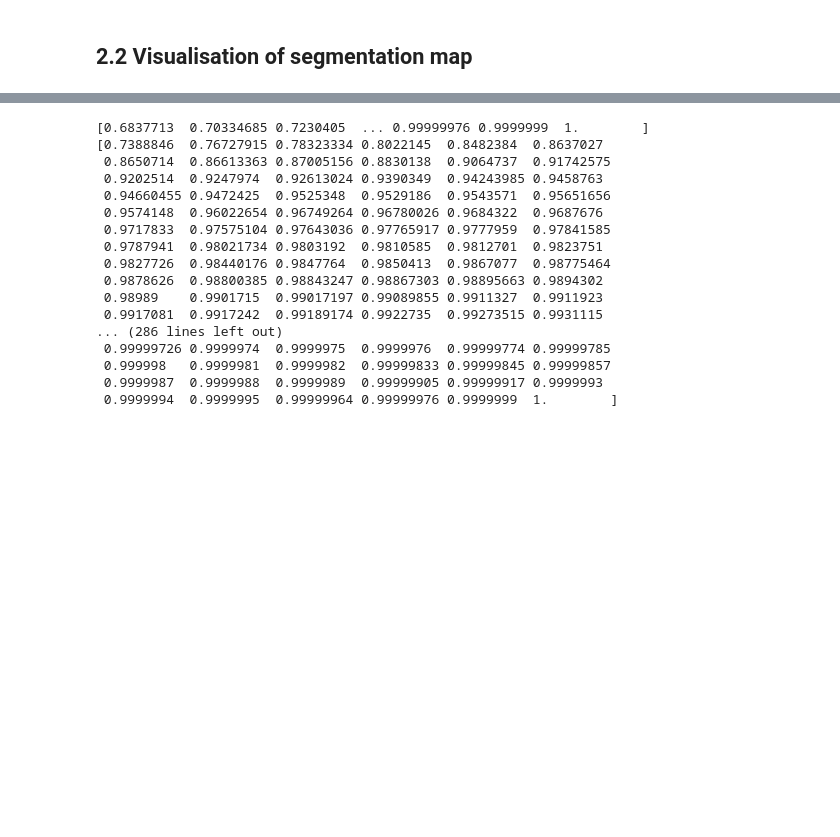
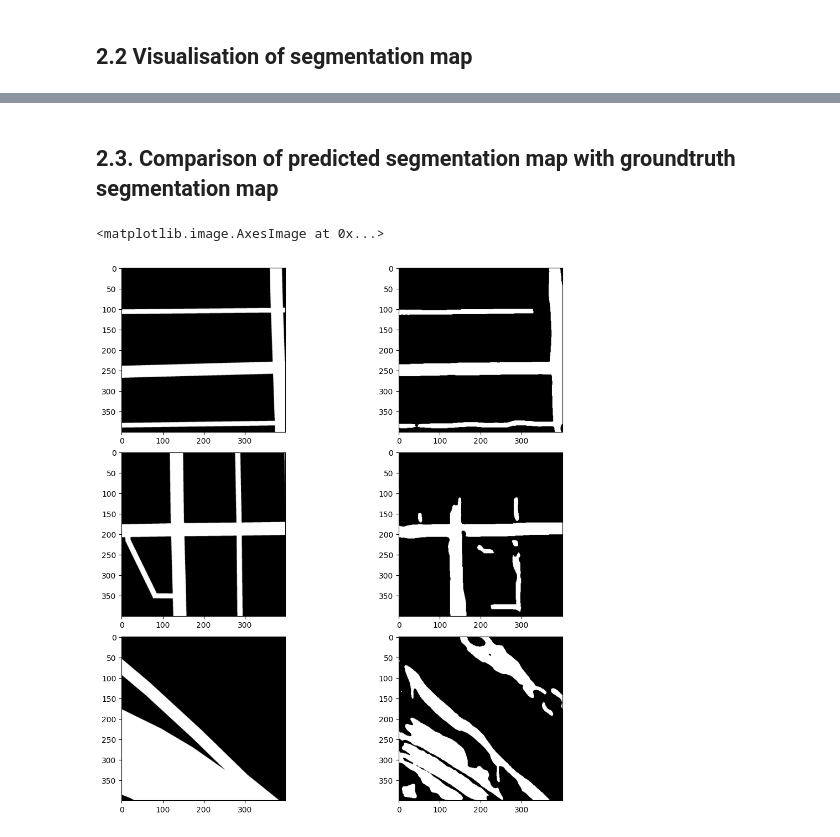
Before and after one commit to jinyangp/road_segmentation, a Jupyter notebook: attention_unet/kaggle_train.ipynb, the cells around one changed output, grey strips where cells are left out. Saved outputs shown, nothing was run; the diff lists cells and outputs as text; code cells hidden in the pictures; blank space fills up the shorter version.

Commit message:
complete preliminary analysis of model

```diff
--- a/attention_unet/kaggle_train.ipynb
+++ b/attention_unet/kaggle_train.ipynb
@@ -336,23 +361,31 @@ axs[1][1].imshow(output_to_segmap(np.load('train_epoch_175.npy')), cmap='gray',
-# %%
-print(np.unique(np.load('train_epoch_25.npy')))
-print(np.unique(np.load('train_epoch_75.npy')))
-print(np.unique(np.load('train_epoch_125.npy')))
-print(np.unique(np.load('train_epoch_175.npy')))
-# %% [output]
-[0.6837713  0.70334685 0.7230405  ... 0.99999976 0.9999999  1.        ]
-[0.7388846  0.76727915 0.78323334 0.8022145  0.8482384  0.8637027
- 0.8650714  0.86613363 0.87005156 0.8830138  0.9064737  0.91742575
- 0.9202514  0.9247974  0.92613024 0.9390349  0.94243985 0.9458763
- 0.94660455 0.9472425  0.9525348  0.9529186  0.9543571  0.95651656
- 0.9574148  0.96022654 0.96749264 0.96780026 0.9684322  0.9687676
- 0.9717833  0.97575104 0.97643036 0.97765917 0.9777959  0.97841585
- 0.9787941  0.98021734 0.9803192  0.9810585  0.9812701  0.9823751
- 0.9827726  0.98440176 0.9847764  0.9850413  0.9867077  0.98775464
- 0.9878626  0.98800385 0.98843247 0.98867303 0.98895663 0.9894302
- 0.98989    0.9901715  0.99017197 0.99089855 0.9911327  0.9911923
- 0.9917081  0.9917242  0.99189174 0.9922735  0.99273515 0.9931115
-... (286 lines left out)
- 0.99999726 0.9999974  0.9999975  0.9999976  0.99999774 0.99999785
- 0.999998   0.9999981  0.9999982  0.99999833 0.99999845 0.99999857
- 0.9999987  0.9999988  0.9999989  0.99999905 0.99999917 0.9999993
- 0.9999994  0.9999995  0.99999964 0.99999976 0.9999999  1.        ]
+# %% [markdown]
+## 2.3. Comparison of predicted segmentation map with groundtruth segmentation map
+# %%
+# Get data
+val_gts = list(iter(val_gts_ds))
+val_imgs = list(iter(val_imgs_ds))
+
+# Get predictions
+val_outputs = cbam_unet_model(val_imgs[0])
+
+# Threshold probabilities to get class labels
+val_outputs = np.array(val_outputs)
+val_outputs = np.where(val_outputs > 0.5, 1., 0.)
+# %%
+# Visualise groundtruth segmentation map and predicted segmentation map
+# Sample first three images to visualise
+
+val_gts = val_gts[:3]
+
+fig, axs = plt.subplots(3, 2, constrained_layout = True)
+axs[0][0].imshow(val_gts[0][0], cmap = 'gray')
+axs[0][1].imshow(val_outputs[0], cmap = 'gray')
+
+axs[1][0].imshow(val_gts[0][1], cmap = 'gray')
+axs[1][1].imshow(val_outputs[1], cmap = 'gray')
+
+axs[2][0].imshow(val_gts[0][2], cmap = 'gray')
+axs[2][1].imshow(val_outputs[2], cmap = 'gray')
+# %% [output]
+<matplotlib.image.AxesImage at 0x...>
+[figure, added]
```
Also changed, not shown: parts of 8 cells of this notebook, 1 other file.
